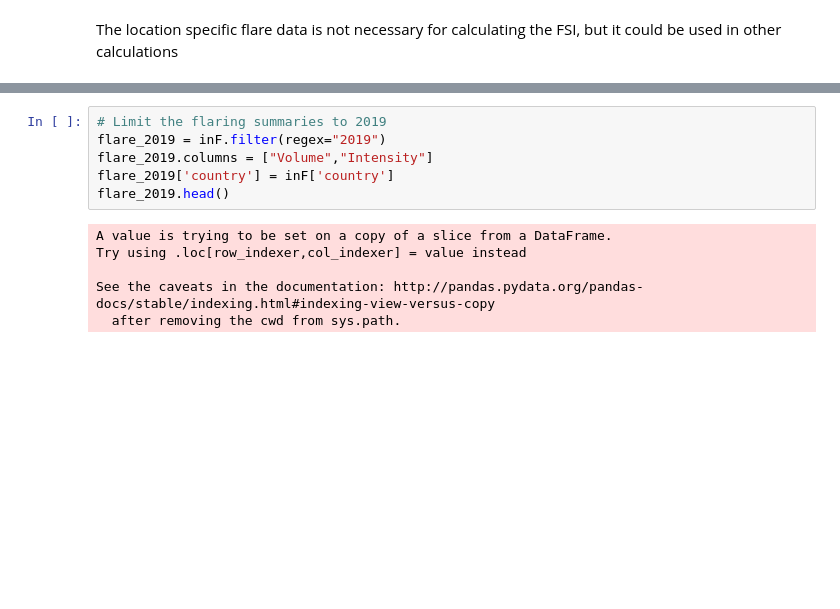
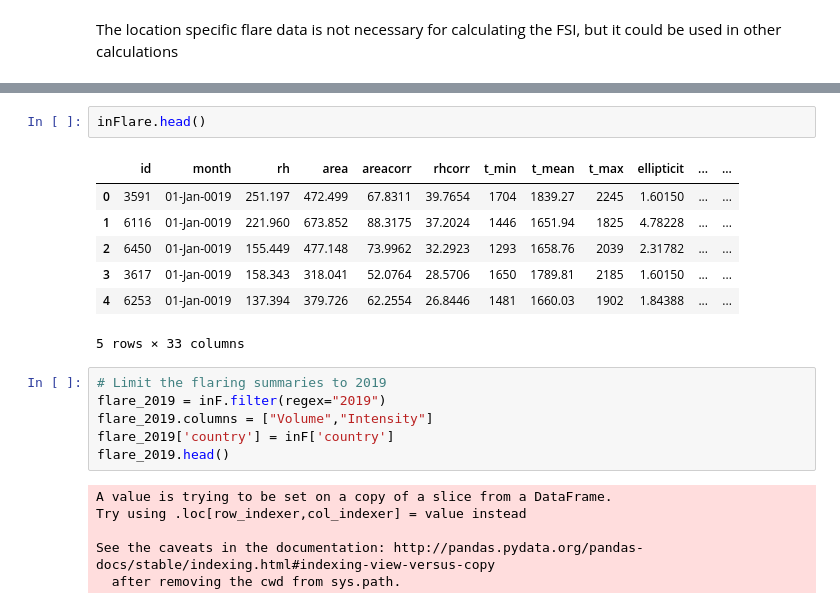
Before and after one commit to worldbank/INFRA_SAP, a Jupyter notebook: Notebooks/DP_INFRA_B_MappingImportedFlaring.ipynb, the cells around one changed output, grey strips where cells are left out. Saved outputs shown, nothing was run; the diff lists cells and outputs as text; blank space fills up the shorter version.

```diff
--- a/Notebooks/DP_INFRA_B_MappingImportedFlaring.ipynb
+++ b/Notebooks/DP_INFRA_B_MappingImportedFlaring.ipynb
@@ -65,3 +46,13 @@ inCom.loc[(inCom['Reporter ISO'] == "JPN") & (inCom['Year'] == '2017')].sort_val
+# %%
+inFlare.head()
+# %% [output]
+|  | id | month | rh | area | areacorr | rhcorr | t_min | t_mean | t_max | ellipticit | ... | ... |
+| 0 | 3591 | 01-Jan-0019 | 251.197 | 472.499 | 67.8311 | 39.7654 | 1704 | 1839.27 | 2245 | 1.60150 | ... | ... |
+| 1 | 6116 | 01-Jan-0019 | 221.960 | 673.852 | 88.3175 | 37.2024 | 1446 | 1651.94 | 1825 | 4.78228 | ... | ... |
+| 2 | 6450 | 01-Jan-0019 | 155.449 | 477.148 | 73.9962 | 32.2923 | 1293 | 1658.76 | 2039 | 2.31782 | ... | ... |
+| 3 | 3617 | 01-Jan-0019 | 158.343 | 318.041 | 52.0764 | 28.5706 | 1650 | 1789.81 | 2185 | 1.60150 | ... | ... |
+| 4 | 6253 | 01-Jan-0019 | 137.394 | 379.726 | 62.2554 | 26.8446 | 1481 | 1660.03 | 1902 | 1.84388 | ... | ... |
+5 rows × 33 columns
 # %%
 # Limit the flaring summaries to 2019
 flare_2019 = inF.filter(regex="2019")
```
Also changed, not shown: parts of 9 cells of this notebook, 4 other files.
